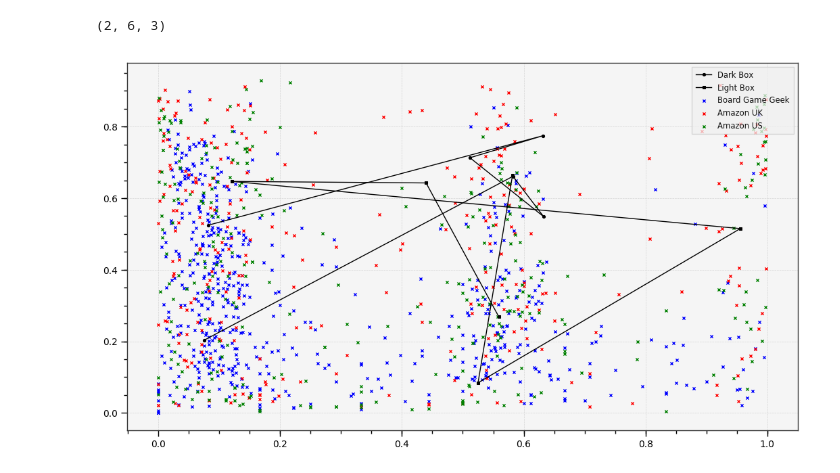
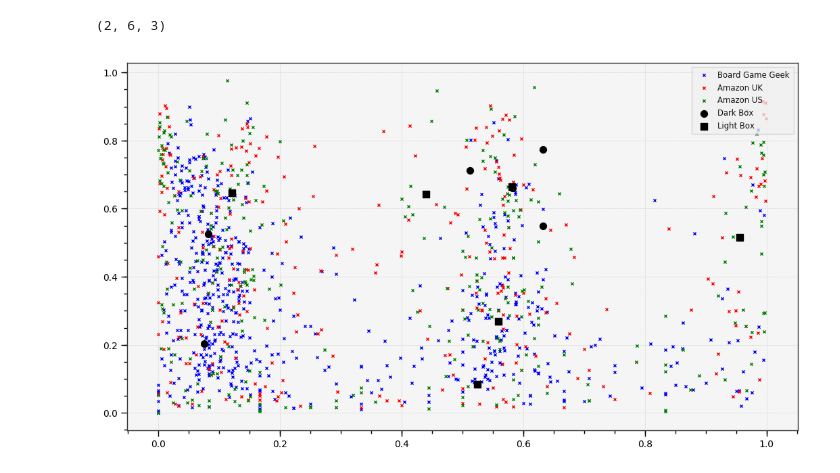
Before and after one commit to markbasham/BoardGameColour, a Jupyter notebook: BoardgameGeekColourMapper.ipynb, the cells around one changed output. Saved outputs shown, nothing was run; the diff lists cells and outputs as text; code cells hidden in the pictures.

```diff
--- a/BoardgameGeekColourMapper.ipynb
+++ b/BoardgameGeekColourMapper.ipynb
@@ -40,7 +65,8 @@ palette = [x.get_palette(color_count=6, quality=1) for x in colour_thief]
 # %%
 # And plot them in the same way
 RGBP = np.array(palette)
-BBG_palette = rgb2hsv(RGBP)
+BGG_palette = rgb2hsv(RGBP)
+BGG_Bright = RGBP.mean(axis=2)
 plot_RGB_chromaticities_in_chromaticity_diagram_CIE1931(
     RGBP, 'ITU-R BT.709')
 # %% [output]
@@ -156,13 +182,13 @@ BOX_palette.shape
 # %%
 fig = plt.figure()
 ax1 = fig.add_subplot(111)
 
-ax1.scatter(BBG_palette[:,:,0], BBG_palette[:,:,1], c='b', marker="x", label='Board Game Geek')
+ax1.scatter(BGG_palette[:,:,0], BGG_palette[:,:,1], c='b', marker="x", label='Board Game Geek')
 ax1.scatter(AUK_palette[:,:,0], AUK_palette[:,:,1], c='r', marker="x", label='Amazon UK')
 ax1.scatter(AUS_palette[:,:,0], AUS_palette[:,:,1], c='g', marker="x", label='Amazon US')
-ax1.plot(BOX_palette[0,:,0], BOX_palette[0,:,1], c='k', marker="o", label='Dark Box')
-ax1.plot(BOX_palette[1,:,0], BOX_palette[1,:,1], c='k', marker="s", label='Light Box')
+ax1.scatter(BOX_palette[0,:,0], BOX_palette[0,:,1], s=50, c='k', marker="o", label='Dark Box')
+ax1.scatter(BOX_palette[1,:,0], BOX_palette[1,:,1], s=50, c='k', marker="s", label='Light Box')
 plt.legend(loc='upper right');
 plt.show()
 # %% [output]
-[figure, old version]
+[figure, new version]
```
Also changed, not shown: parts of 14 cells of this notebook.
